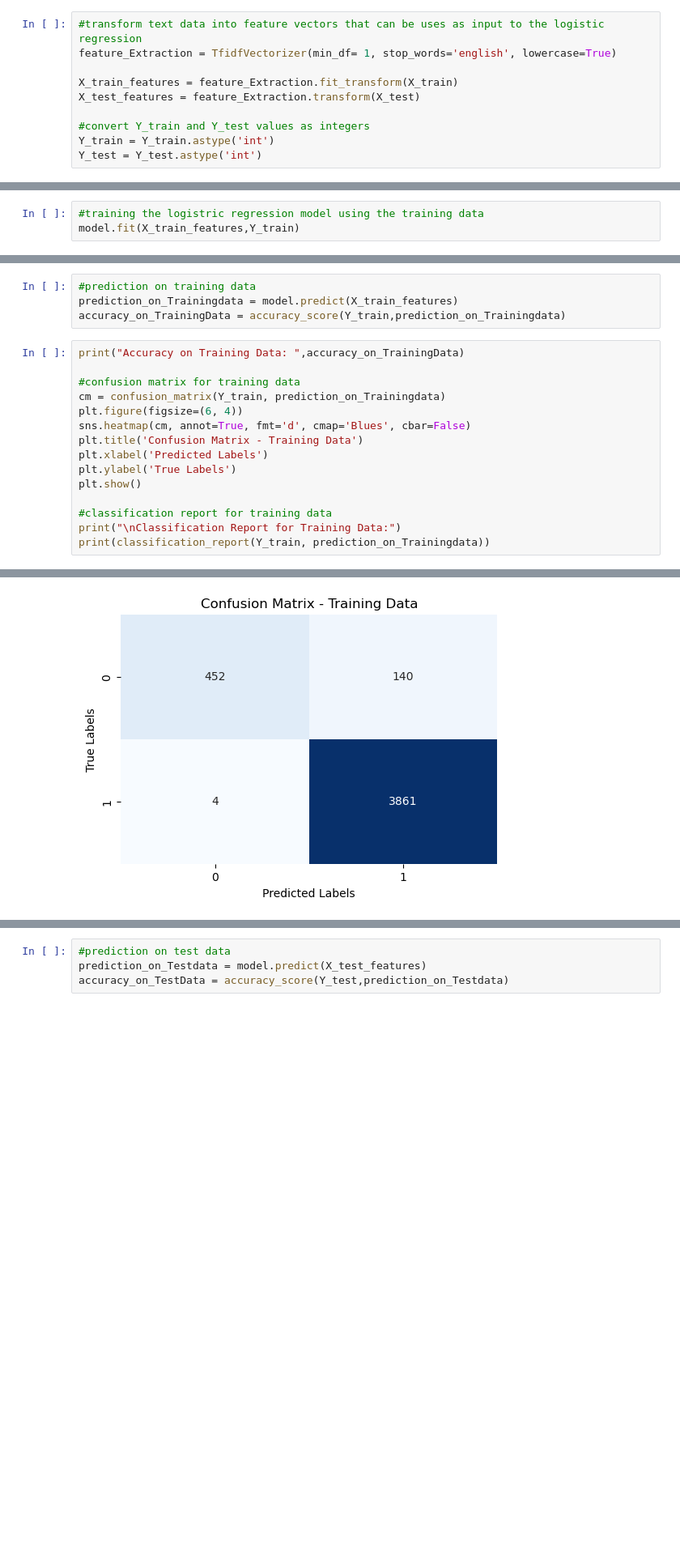
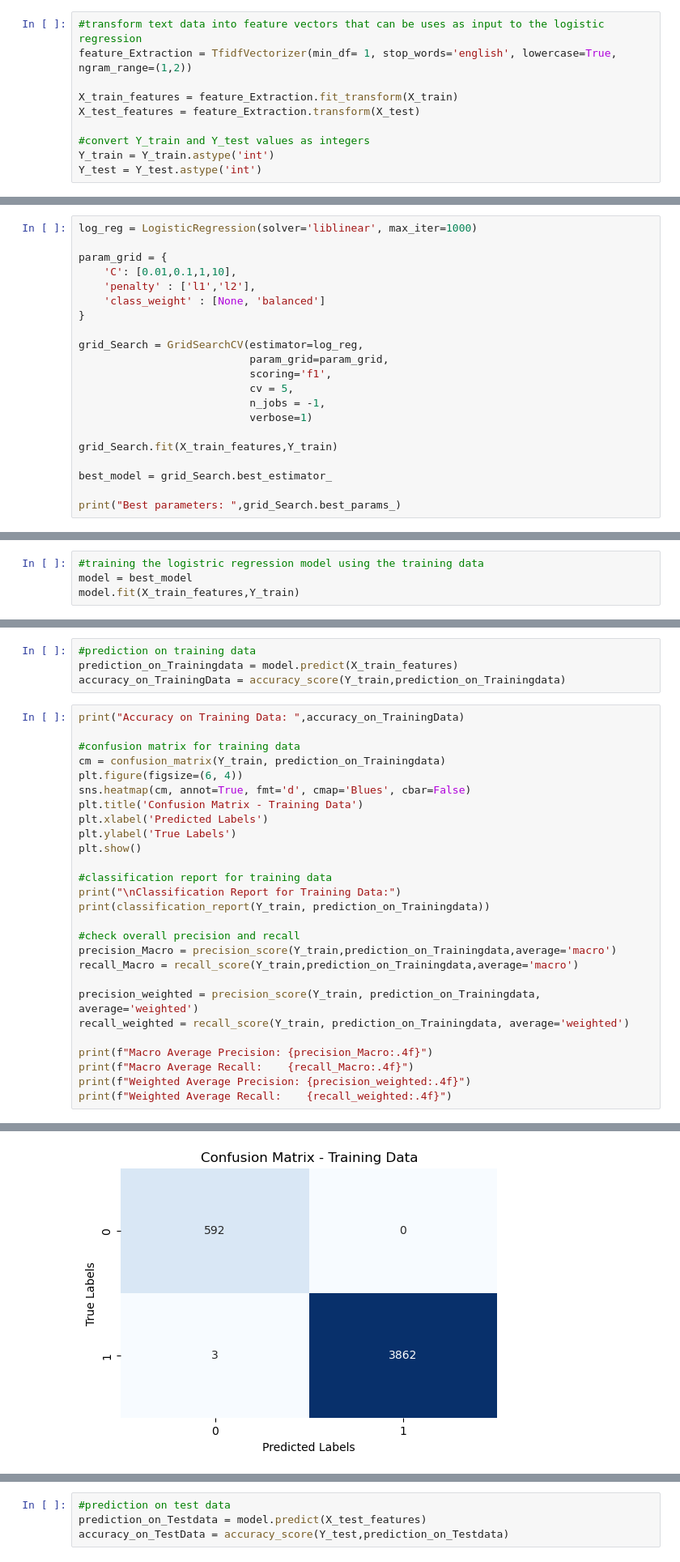
Before and after one commit to ka398/spam_detection, a Jupyter notebook: notebooks/FC212037_Amandi Thathsarani/LR1.ipynb, the cells around one changed output, grey strips where cells are left out. Shown at 81% size. Drawn from its saved outputs; the diff is of its cells as text; blank space fills up the shorter version.

```diff
--- a/notebooks/FC212037_Amandi Thathsarani/LR1.ipynb
+++ b/notebooks/FC212037_Amandi Thathsarani/LR1.ipynb
@@ -104,7 +119,7 @@ print(X_train.shape)
 Feature Extraction
 # %%
 #transform text data into feature vectors that can be uses as input to the logistic regression
-feature_Extraction = TfidfVectorizer(min_df= 1, stop_words='english', lowercase=True)
+feature_Extraction = TfidfVectorizer(min_df= 1, stop_words='english', lowercase=True, ngram_range=(1,2))
 
 X_train_features = feature_Extraction.fit_transform(X_train)
 X_test_features = feature_Extraction.transform(X_test)
@@ -134,0 +152,21 @@ print(X_train_features)
+# %%
+log_reg = LogisticRegression(solver='liblinear', max_iter=1000)
+
+param_grid = {
+    'C': [0.01,0.1,1,10],
+    'penalty' : ['l1','l2'],
+    'class_weight' : [None, 'balanced']
+}
+
+grid_Search = GridSearchCV(estimator=log_reg,
+                           param_grid=param_grid,
+                           scoring='f1',
+                           cv = 5,
+                           n_jobs = -1,
+                           verbose=1)
+
+grid_Search.fit(X_train_features,Y_train)
+
+best_model = grid_Search.best_estimator_
+
+print("Best parameters: ",grid_Search.best_params_)
@@ -138,5 +179,6 @@ Training Machine Learning Model using Logistiic Regression
 model = LogisticRegression()
 # %%
 #training the logistric regression model using the training data
+model = best_model
 model.fit(X_train_features,Y_train)
 # %% [output]
@@ -162,4 +205,16 @@ plt.show()
 #classification report for training data
 print("\nClassification Report for Training Data:")
 print(classification_report(Y_train, prediction_on_Trainingdata))
+
+#check overall precision and recall
+precision_Macro = precision_score(Y_train,prediction_on_Trainingdata,average='macro')
+recall_Macro = recall_score(Y_train,prediction_on_Trainingdata,average='macro')
+
+precision_weighted = precision_score(Y_train, prediction_on_Trainingdata, average='weighted')
+recall_weighted = recall_score(Y_train, prediction_on_Trainingdata, average='weighted')
+
+print(f"Macro Average Precision: {precision_Macro:.4f}")
+print(f"Macro Average Recall:    {recall_Macro:.4f}")
+print(f"Weighted Average Precision: {precision_weighted:.4f}")
+print(f"Weighted Average Recall:    {recall_weighted:.4f}")
 # %% [output]
@@ -167,4 +222,4 @@ Accuracy on Training Data:  0.9676912721561588
-[figure, old version]
+[figure, new version]
 Classification Report for Training Data:
               precision    recall  f1-score   support
 
```
Also changed, not shown: parts of 12 cells of this notebook.
